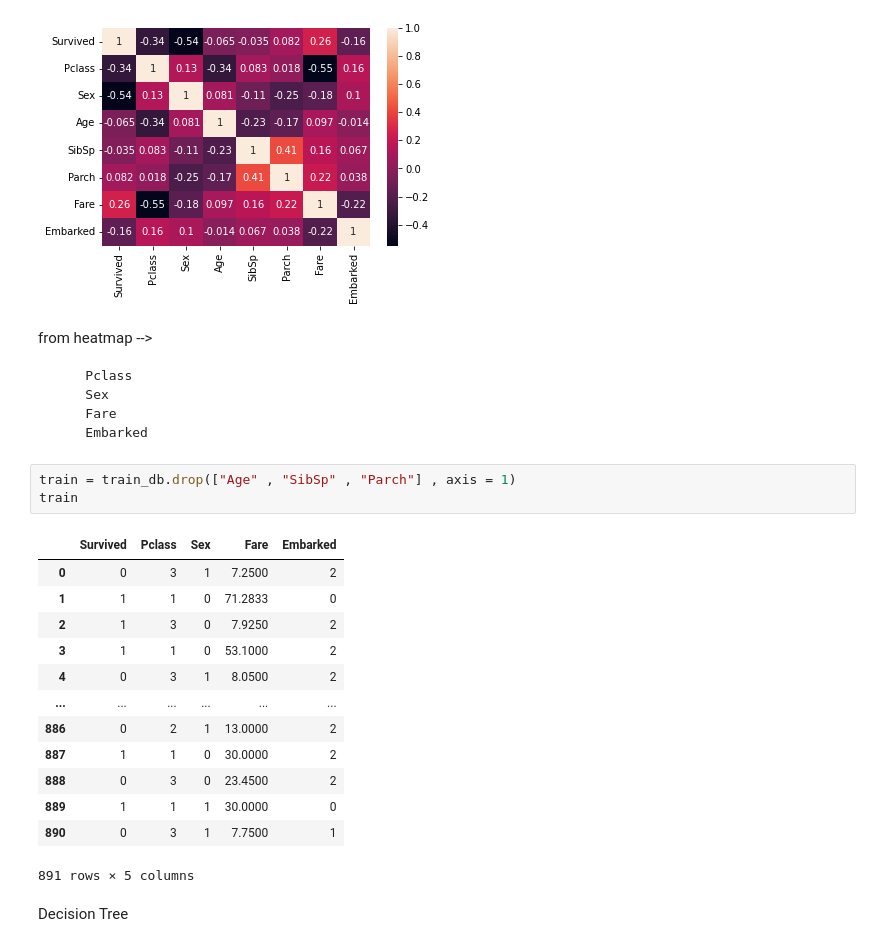
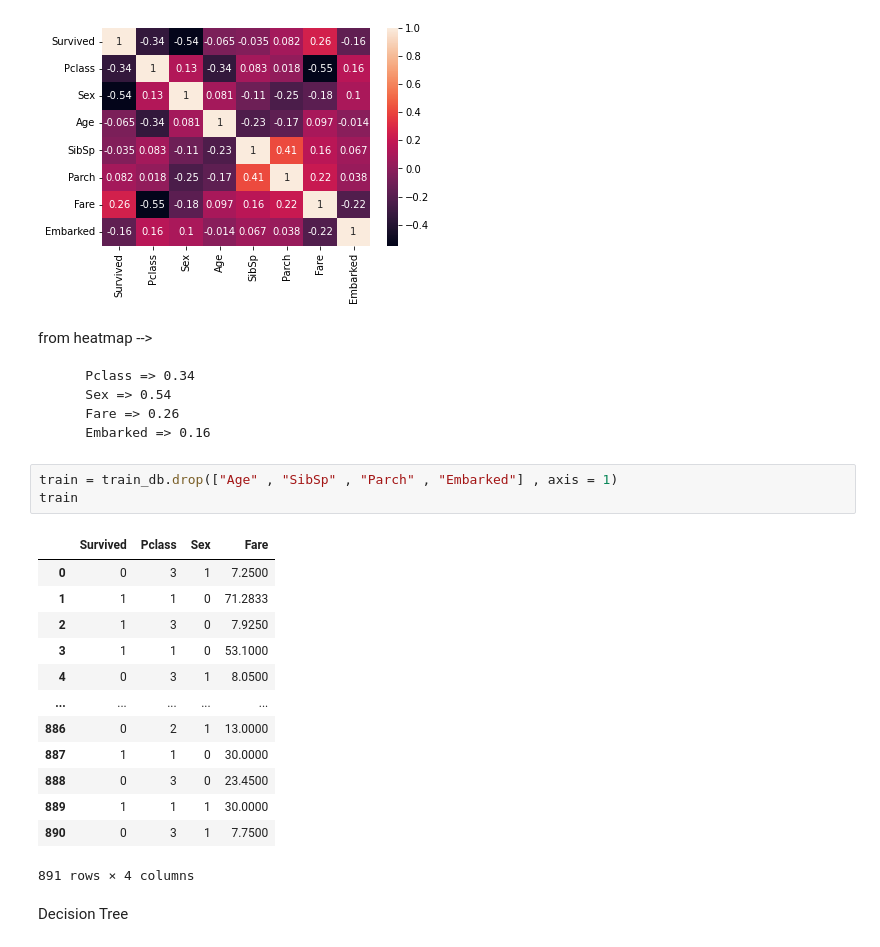
Before and after one commit to mrinal15/titanic, a Jupyter notebook: code.ipynb, the cells around one changed output. Saved outputs shown, nothing was run; the diff lists cells and outputs as text.

Commit message:
Removed Embarked

```diff
--- a/code.ipynb
+++ b/code.ipynb
@@ -153,27 +153,27 @@ sb_corr = sb.heatmap(pd_corr , annot=True)
 # %% [markdown]
 from heatmap -->
 
-        Pclass
-        Sex
-        Fare
-        Embarked
+        Pclass => 0.34
+        Sex => 0.54
+        Fare => 0.26
+        Embarked => 0.16
 # %%
-train = train_db.drop(["Age" , "SibSp" , "Parch"] , axis = 1)
+train = train_db.drop(["Age" , "SibSp" , "Parch" , "Embarked"] , axis = 1)
 train
 # %% [output]
-|  | Survived | Pclass | Sex | Fare | Embarked |
-| 0 | 0 | 3 | 1 | 7.2500 | 2 |
-| 1 | 1 | 1 | 0 | 71.2833 | 0 |
-| 2 | 1 | 3 | 0 | 7.9250 | 2 |
-| 3 | 1 | 1 | 0 | 53.1000 | 2 |
-| 4 | 0 | 3 | 1 | 8.0500 | 2 |
-| ... | ... | ... | ... | ... | ... |
-| 886 | 0 | 2 | 1 | 13.0000 | 2 |
-| 887 | 1 | 1 | 0 | 30.0000 | 2 |
-| 888 | 0 | 3 | 0 | 23.4500 | 2 |
-| 889 | 1 | 1 | 1 | 30.0000 | 0 |
-| 890 | 0 | 3 | 1 | 7.7500 | 1 |
+|  | Survived | Pclass | Sex | Fare |
+| 0 | 0 | 3 | 1 | 7.2500 |
+| 1 | 1 | 1 | 0 | 71.2833 |
+| 2 | 1 | 3 | 0 | 7.9250 |
+| 3 | 1 | 1 | 0 | 53.1000 |
+| 4 | 0 | 3 | 1 | 8.0500 |
+| ... | ... | ... | ... | ... |
+| 886 | 0 | 2 | 1 | 13.0000 |
+| 887 | 1 | 1 | 0 | 30.0000 |
+| 888 | 0 | 3 | 0 | 23.4500 |
+| 889 | 1 | 1 | 1 | 30.0000 |
+| 890 | 0 | 3 | 1 | 7.7500 |
-891 rows × 5 columns
+891 rows × 4 columns
 # %% [markdown]
 Decision Tree
 # %%
```
Also changed, not shown: parts of 4 cells of this notebook.
